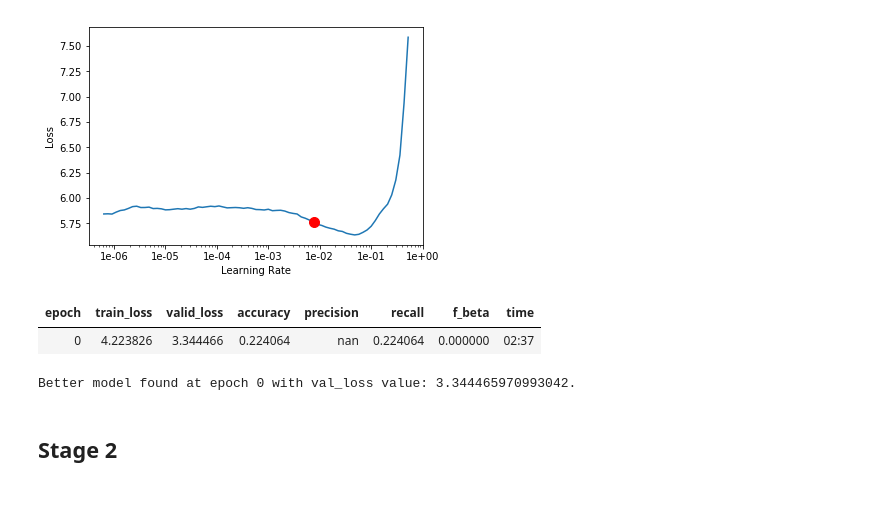
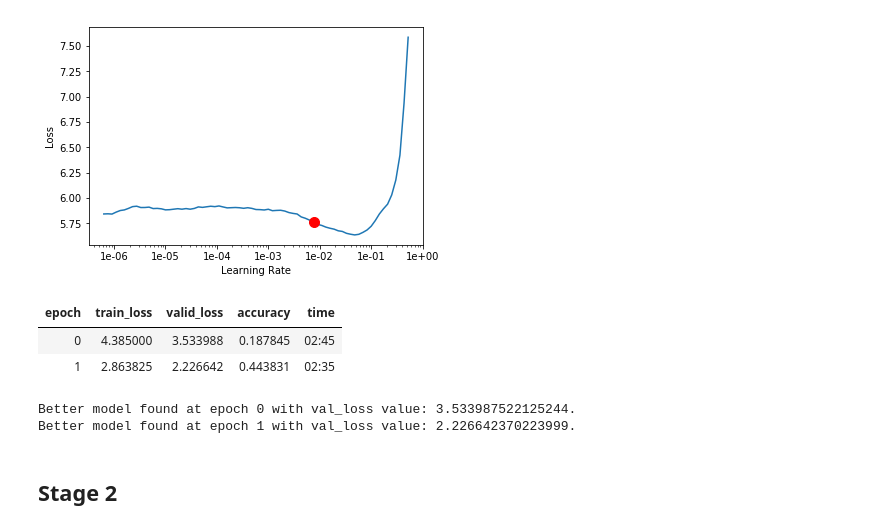
Before and after one commit to yizhe-ang/VroomNet, a Jupyter notebook: notebooks/test.ipynb, the cells around one changed output. Saved outputs shown, nothing was run; the diff lists cells and outputs as text; code cells hidden in the pictures; blank space fills up the shorter version.

```diff
--- a/notebooks/test.ipynb
+++ b/notebooks/test.ipynb
@@ -35,7 +55,7 @@ BATCH_SIZE = 32
 # %% [markdown]
 Visit **data block** API.
 # %%
-df = pd.read_csv(os.path.join(DATA_DIR, TRAIN_DF_NAME)
+df = pd.read_csv(os.path.join(DATA_DIR, TRAIN_DF_NAME))
 df.head()
 # %% [output]
 |  | img_name | bbox_x1 | bbox_y1 | bbox_x2 | bbox_y2 | class |
@@ -82,7 +102,11 @@ tfms = get_transforms()
 # )\
 #     .normalize(imagenet_stats)
 # %%
-src = (ImageList.from_csv(DATA_DIR, 'train_labels.csv', folder='train', cols=IMG_COL)
-       # stratified split
-       .split_by_idxs(train_idx, val_idx)
-       .label_from_df(CLASS_COL))
+src = (ImageList
+    .from_csv(path=DATA_DIR,
+              csv_name=TRAIN_DF_NAME,
+              folder=TRAIN_FOLDER,
+              cols=IMG_COL)
+    # stratified split
+    .split_by_idxs(train_idx, val_idx)
+    .label_from_df(CLASS_COL))
@@ -124,5 +168,5 @@ fbeta = FBeta('micro')
 # %%
-metrics = [accuracy, precision, recall, fbeta]
+metrics = [accuracy]
 # %% [markdown]
 ## Define Learner
 # %%
@@ -174,14 +220,16 @@ learn.recorder.min_grad_lr
 torch.cuda.empty_cache()
 # %%
 learn.fit_one_cycle(
-    1,
+    2,
     max_lr=1e-2,
     callbacks=callbacks
 )
 # %% [output]
-| epoch | train_loss | valid_loss | accuracy | precision | recall | f_beta | time |
-| 0 | 4.223826 | 3.344466 | 0.224064 | nan | 0.224064 | 0.000000 | 02:37 |
+| epoch | train_loss | valid_loss | accuracy | time |
+| 0 | 4.385000 | 3.533988 | 0.187845 | 02:45 |
+| 1 | 2.863825 | 2.226642 | 0.443831 | 02:35 |
-Better model found at epoch 0 with val_loss value: 3.344465970993042.
+Better model found at epoch 0 with val_loss value: 3.533987522125244.
+Better model found at epoch 1 with val_loss value: 2.226642370223999.
 # %%
 learn.save('stage-1')
 # %% [markdown]
```
Also changed, not shown: parts of 15 cells of this notebook, 5 other files.
